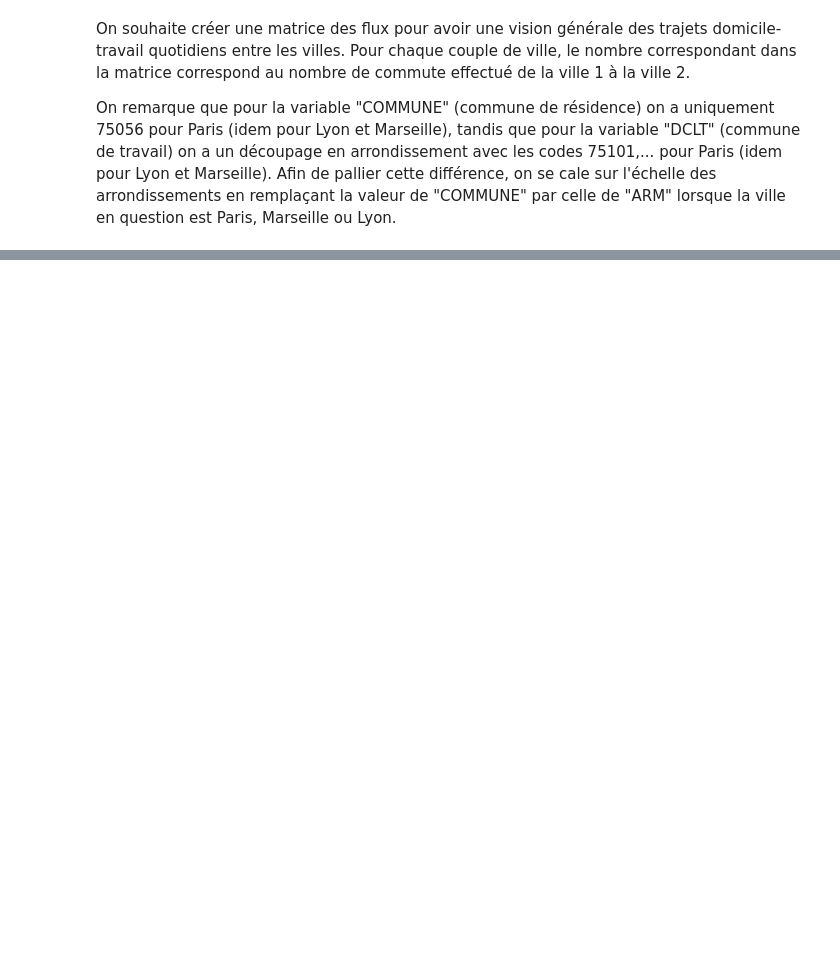
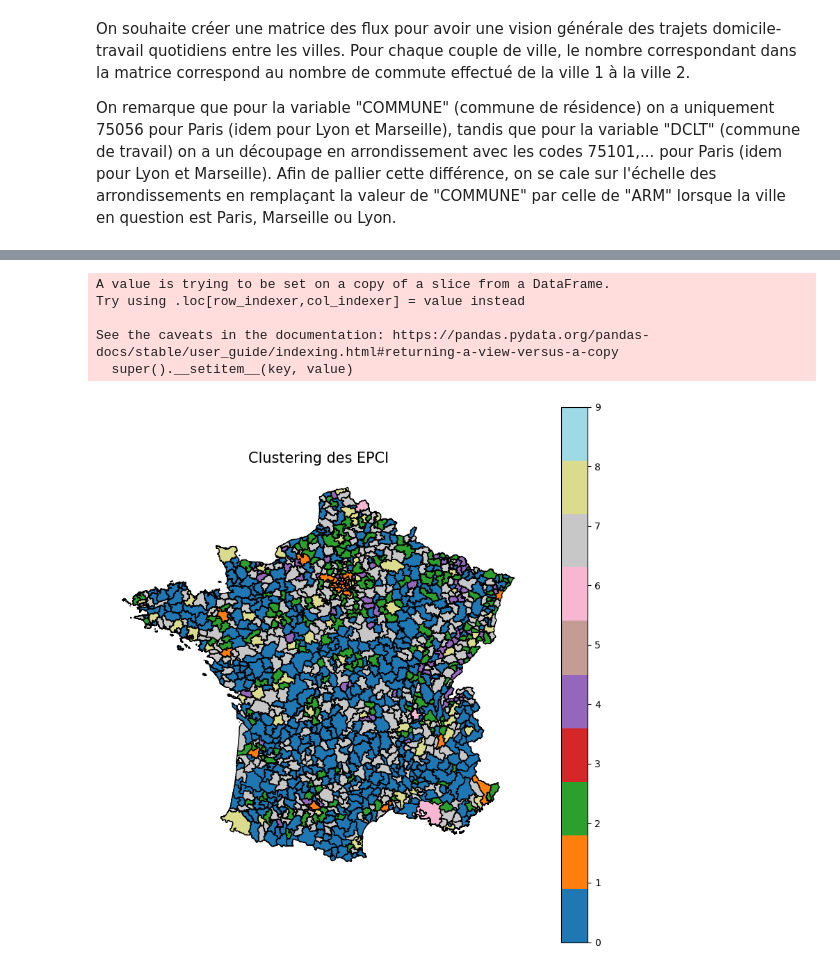
Before and after one commit to Qntouille/statapp, a Jupyter notebook: stat_desc_mobpro.ipynb, the cells around one changed output, grey strips where cells are left out. Cells and saved outputs as stored; diff of their text form; code cells hidden in the pictures; blank space fills up the shorter version.

Commit message:
clustering essai premier

```diff
--- a/stat_desc_mobpro.ipynb
+++ b/stat_desc_mobpro.ipynb
@@ -382,0 +526,21 @@ plt.show()
+# %%
+gdf_epci_metropole['flux_entrant'] = (
+    gdf_epci_metropole['flux_destination_jaune'] +
+    gdf_epci_metropole['flux_destination_rouge'] +
+    gdf_epci_metropole['flux_destination_vert'])
+
+gdf_epci_metropole['flux_sortant'] = (
+    gdf_epci_metropole['flux_depart_jaune'] +
+    gdf_epci_metropole['flux_depart_rouge'] +
+    gdf_epci_metropole['flux_depart_vert'])
+
+gdf_epci_metropole['ind_TC'] = (
+    gdf_epci_metropole['flux_destination_jaune']/
+    gdf_epci_metropole['Nb actifs occupés en 2021'])
+
+
+# Calcul du ratio (éviter la division par zéro)
+gdf_epci_metropole['ratio'] = gdf_epci_metropole['flux_sortant'] / gdf_epci_metropole['flux_entrant'].replace(0, 1)
+
+# Nettoyage de la colonne INSEE_DEP en supprimant les doublons dans les listes
+gdf_epci_metropole['INSEE_DEP'] = gdf_epci_metropole['INSEE_DEP'].apply(lambda x: list(set(x)) if isinstance(x, list) else x)
@@ -382,0 +610,28 @@ plt.show()
+# %%
+import matplotlib.colors as mcolors
+
+
+# Définir une palette de couleurs adaptée au nombre de clusters
+num_clusters = data['cluster'].nunique()
+colors = plt.cm.get_cmap('tab20', num_clusters)  # 'tab20', 'viridis', etc.
+
+# Associer une couleur à chaque cluster
+data['color'] = data['cluster'].apply(lambda x: colors(x))
+
+# Tracer la carte
+fig, ax = plt.subplots(figsize=(10, 10))
+data.plot(column='cluster', cmap=colors, legend=True, edgecolor="black", ax=ax)
+
+# Personnalisation
+ax.set_title("Clustering des EPCI", fontsize=15)
+ax.axis("off")  # Supprimer les axes
+
+# Afficher la carte
+plt.show()
+# %% [output]
+A value is trying to be set on a copy of a slice from a DataFrame.
+Try using .loc[row_indexer,col_indexer] = value instead
+
+See the caveats in the documentation: https://pandas.pydata.org/pandas-docs/stable/user_guide/indexing.html#returning-a-view-versus-a-copy
+  super().__setitem__(key, value)
+[figure, added]
```
Also changed, not shown: parts of 24 cells of this notebook.
